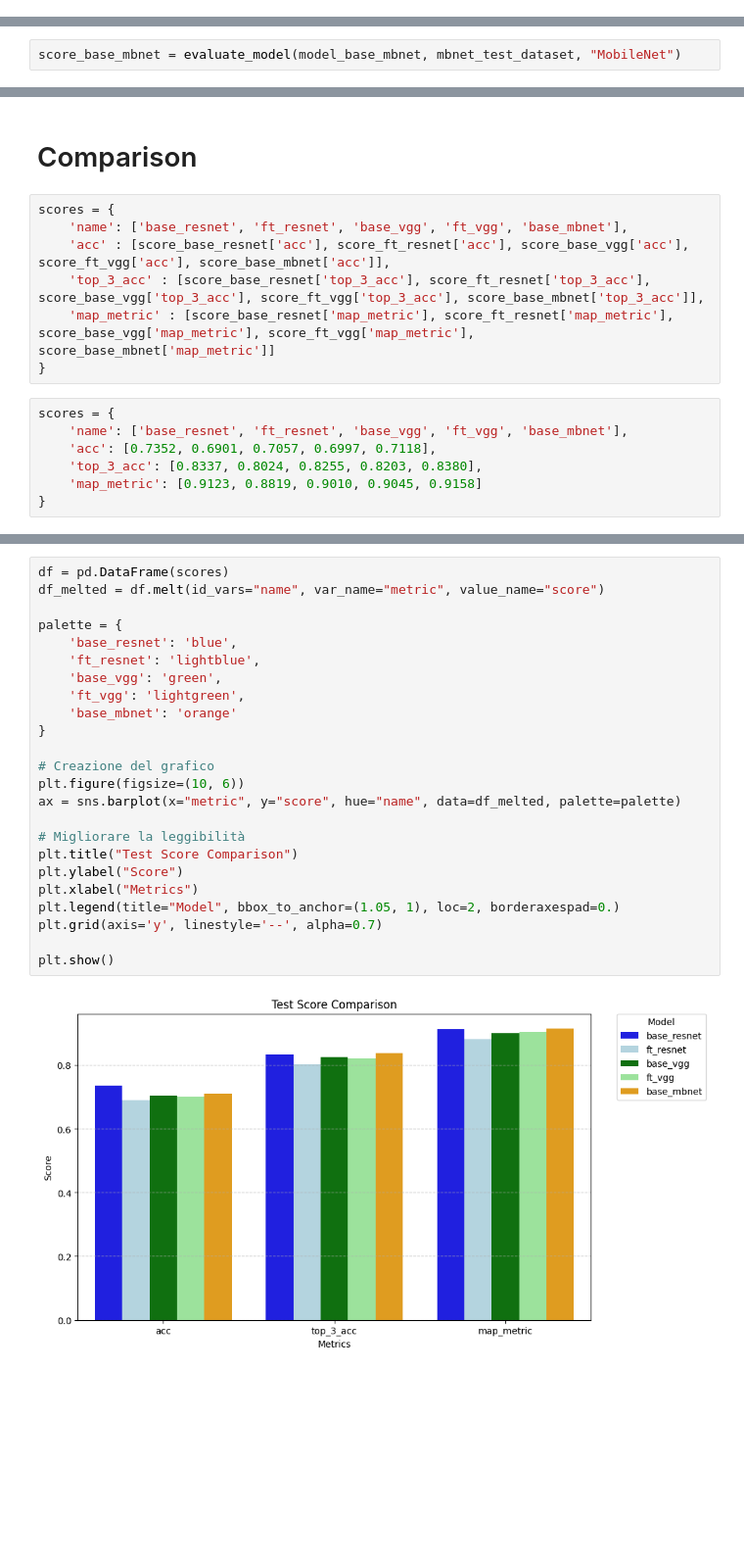
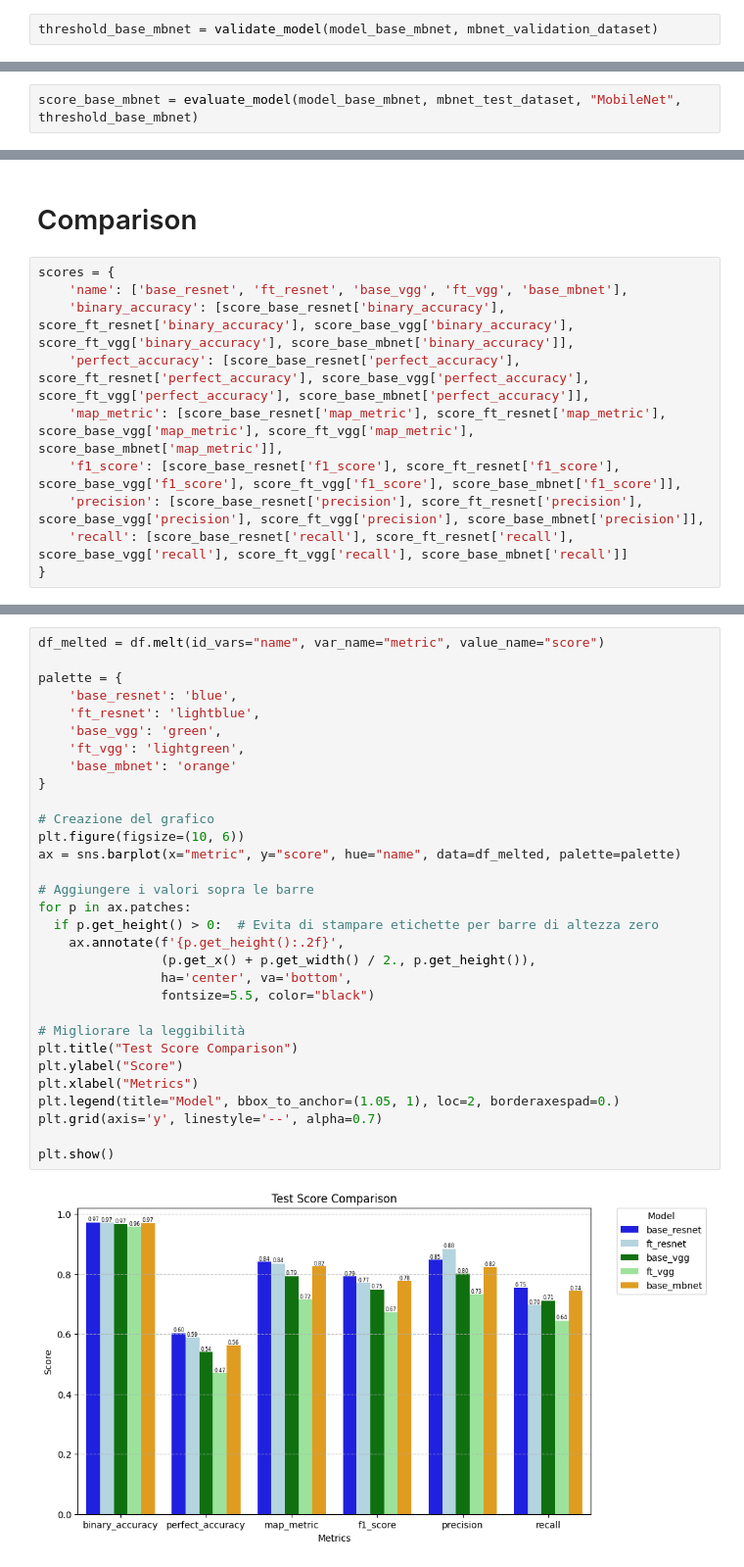
Before and after one commit to AAAlessandroP/imageRecognitionVOC2012, a Jupyter notebook: pretrained/pretrained.ipynb, the cells around one changed output, grey strips where cells are left out. Shown at 98% size. Saved outputs shown, nothing was run; the diff lists cells and outputs as text; blank space fills up the shorter version.

```diff
--- a/pretrained/pretrained.ipynb
+++ b/pretrained/pretrained.ipynb
@@ -547,0 +777,2 @@ plot_history(history_base_mbnet)
+# %%
+threshold_base_mbnet = validate_model(model_base_mbnet, mbnet_validation_dataset)
@@ -548,3 +782,3 @@ plot_history(history_base_mbnet)
 # %%
-score_base_mbnet = evaluate_model(model_base_mbnet, mbnet_test_dataset, "MobileNet")
+score_base_mbnet = evaluate_model(model_base_mbnet, mbnet_test_dataset, "MobileNet", threshold_base_mbnet)
 # %% [output]
@@ -559,14 +799,10 @@ model_base_mbnet.save('model_base_mbnet.keras')
 # %%
 scores = {
     'name': ['base_resnet', 'ft_resnet', 'base_vgg', 'ft_vgg', 'base_mbnet'],
-    'acc' : [score_base_resnet['acc'], score_ft_resnet['acc'], score_base_vgg['acc'], score_ft_vgg['acc'], score_base_mbnet['acc']],
-    'top_3_acc' : [score_base_resnet['top_3_acc'], score_ft_resnet['top_3_acc'], score_base_vgg['top_3_acc'], score_ft_vgg['top_3_acc'], score_base_mbnet['top_3_acc']],
-    'map_metric' : [score_base_resnet['map_metric'], score_ft_resnet['map_metric'], score_base_vgg['map_metric'], score_ft_vgg['map_metric'], score_base_mbnet['map_metric']]
+    'binary_accuracy': [score_base_resnet['binary_accuracy'], score_ft_resnet['binary_accuracy'], score_base_vgg['binary_accuracy'], score_ft_vgg['binary_accuracy'], score_base_mbnet['binary_accuracy']],
+    'perfect_accuracy': [score_base_resnet['perfect_accuracy'], score_ft_resnet['perfect_accuracy'], score_base_vgg['perfect_accuracy'], score_ft_vgg['perfect_accuracy'], score_base_mbnet['perfect_accuracy']],
+    'map_metric': [score_base_resnet['map_metric'], score_ft_resnet['map_metric'], score_base_vgg['map_metric'], score_ft_vgg['map_metric'], score_base_mbnet['map_metric']],
+    'f1_score': [score_base_resnet['f1_score'], score_ft_resnet['f1_score'], score_base_vgg['f1_score'], score_ft_vgg['f1_score'], score_base_mbnet['f1_score']],
+    'precision': [score_base_resnet['precision'], score_ft_resnet['precision'], score_base_vgg['precision'], score_ft_vgg['precision'], score_base_mbnet['precision']],
+    'recall': [score_base_resnet['recall'], score_ft_resnet['recall'], score_base_vgg['recall'], score_ft_vgg['recall'], score_base_mbnet['recall']]
 }
-# %%
-scores = {
-    'name': ['base_resnet', 'ft_resnet', 'base_vgg', 'ft_vgg', 'base_mbnet'],
-    'acc': [0.7352, 0.6901, 0.7057, 0.6997, 0.7118],
-    'top_3_acc': [0.8337, 0.8024, 0.8255, 0.8203, 0.8380],
-    'map_metric': [0.9123, 0.8819, 0.9010, 0.9045, 0.9158]
-}
@@ -573,26 +819,33 @@ scores = {
 # %%
-df = pd.DataFrame(scores)
 df_melted = df.melt(id_vars="name", var_name="metric", value_name="score")
 
 palette = {
     'base_resnet': 'blue',
     'ft_resnet': 'lightblue',
     'base_vgg': 'green',
     'ft_vgg': 'lightgreen',
     'base_mbnet': 'orange'
 }
 
 # Creazione del grafico
 plt.figure(figsize=(10, 6))
 ax = sns.barplot(x="metric", y="score", hue="name", data=df_melted, palette=palette)
 
+# Aggiungere i valori sopra le barre
+for p in ax.patches:
+  if p.get_height() > 0:  # Evita di stampare etichette per barre di altezza zero
+    ax.annotate(f'{p.get_height():.2f}',
+                (p.get_x() + p.get_width() / 2., p.get_height()),
+                ha='center', va='bottom',
+                fontsize=5.5, color="black")
+
 # Migliorare la leggibilità
 plt.title("Test Score Comparison")
 plt.ylabel("Score")
 plt.xlabel("Metrics")
 plt.legend(title="Model", bbox_to_anchor=(1.05, 1), loc=2, borderaxespad=0.)
 plt.grid(axis='y', linestyle='--', alpha=0.7)
 
 plt.show()
 # %% [output]
-[figure, old version]
+[figure, new version]
```
Also changed, not shown: parts of 36 cells of this notebook.
